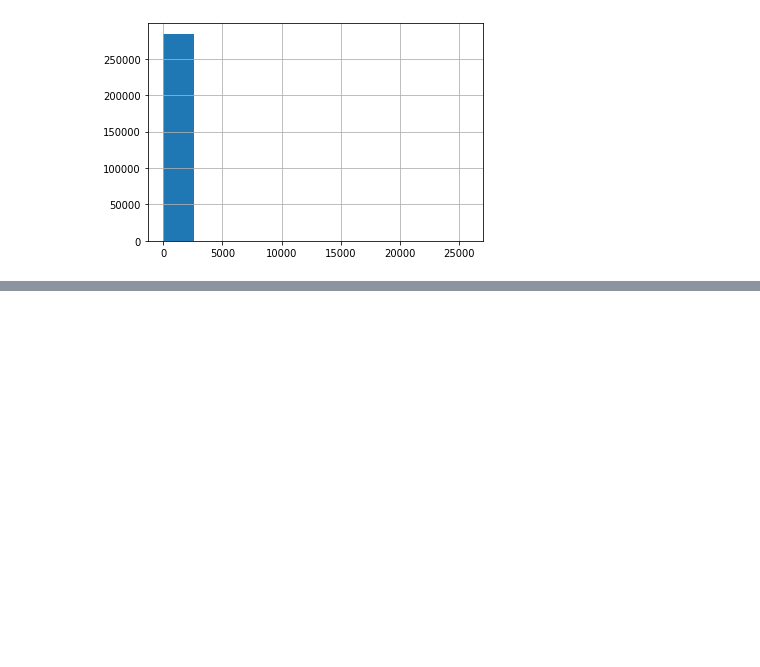
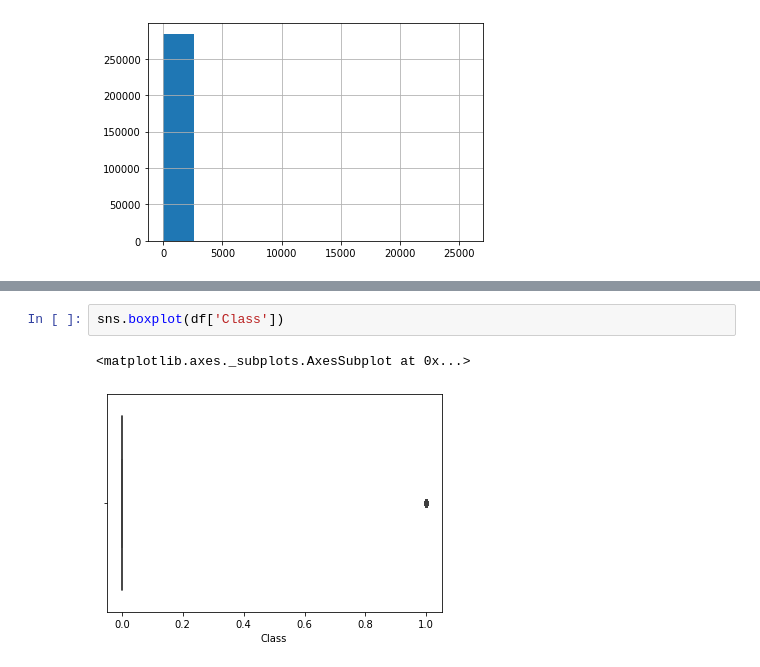
Before and after one commit to ipatel467/Credit-Card-Fraud-Detection, a Jupyter notebook: Index.ipynb, the cells around one changed output, grey strips where cells are left out. Cells and saved outputs as stored; diff of their text form; blank space fills up the shorter version.

```diff
--- a/Index.ipynb
+++ b/Index.ipynb
@@ -92,0 +98,5 @@ df['Amount'].hist()
+# %%
+sns.boxplot(df['Class'])
+# %% [output]
+<matplotlib.axes._subplots.AxesSubplot at 0x...>
+[figure, added]
```
Also changed, not shown: parts of 4 cells of this notebook.
